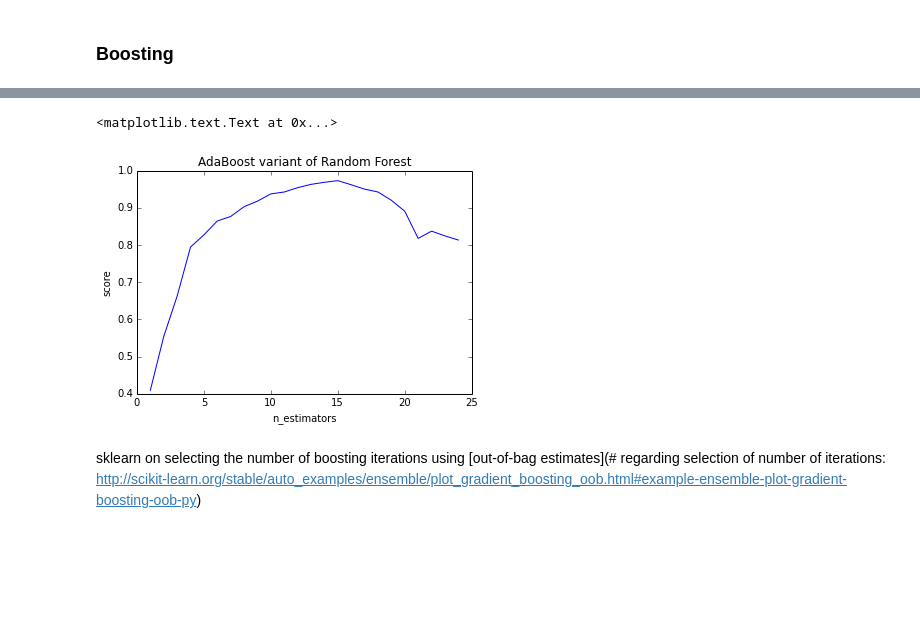
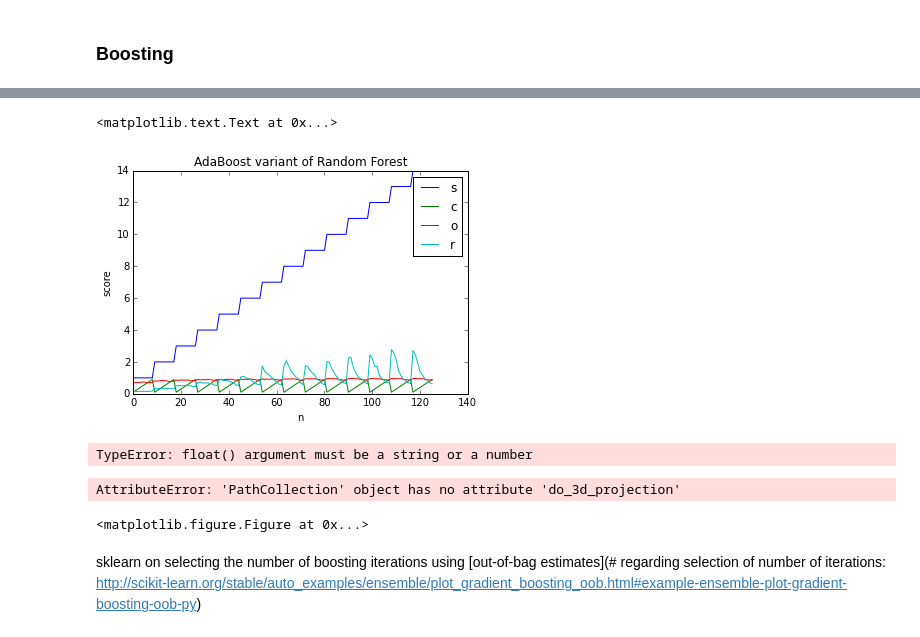
Before and after one commit to hobson/EnsembleWorkshop, a Jupyter notebook: Ensemble Learning Workshop.ipynb, the cells around one changed output, grey strips where cells are left out. Drawn from its saved outputs; the diff is of its cells as text; code cells hidden in the pictures; blank space fills up the shorter version.

```diff
--- a/Ensemble Learning Workshop.ipynb
+++ b/Ensemble Learning Workshop.ipynb
@@ -57,0 +56,14 @@ ax3.matshow(digits.images[samples_to_show[2]], cmap=cm.gray_r)
+# %%
+# what is the label of the 8th sample?
+import random
+test_portion = 0.25
+data = np.array(digits.data)
+N = len(data)
+test_set_i = np.array(sorted(random.sample(xrange(N), int(test_portion*N))))
+test_target = np.array(digits.target)[test_set_i]
+test_set = data[test_set_i]
+train_set_i = np.array([i for i in range(N) if i not in test_set_i])
+train_set = data[train_set_i]
+train_target = np.array(digits.target)[train_set_i]
+print(test_set)
+print(train_set)
@@ -185,26 +217,40 @@ plot_decision_points_on_image(ax3, features_used_as_image, locations_of_decision
 # %% [markdown]
 ### Boosting
 # %%
-""" Boosing """
+""" Boosting """
 # http://scikit-learn.org/stable/modules/ensemble.html#gradient-tree-boosting
 from sklearn.ensemble import GradientBoostingClassifier
 
+import time
+
 scores = []
-list_of_n_estimators = range(1,25)
-for n in list_of_n_estimators: # for n_estimators in [1:15]
-    for i in range(5):  # repeat this 5 times
+list_of_n_estimators = range(1,15)
+learning_rates = np.array(range(1,10)) / 10.
+
+from itertools import product
+
+for n, lr in product(list_of_n_estimators, learning_rates): # for n_estimators in [1:15]
+
+    for i in range(1):  # repeat this 5 times
         temp_scores = []
-        clf = GradientBoostingClassifier(n_estimators=n, learning_rate=0.9,
-            max_depth=2, random_state=0, max_features=3).fit(digits.data, digits.target)
-        score = clf.score(digits.data, digits.target)
+        temp_times = []
+        t0 = time.clock()
+        clf = GradientBoostingClassifier(n_estimators=n, learning_rate=lr,
+            max_depth=10, random_state=0, max_features=3).fit(train_set, train_target)
+        score = clf.score(test_set, test_target)
+        t1 = time.clock()
         temp_scores.append(score)
+        temp_times.append(t1-t0)
     avg_score = float(sum(temp_scores))/len(temp_scores)
-    scores.append(avg_score)
-    print n, avg_score
+    avg_time = float(sum(temp_times))/len(temp_times)
+    scores.append([n, lr, avg_score, avg_time])
+    print scores[-1]
 
+print scores
 
-plot(list_of_n_estimators, scores)
-xlabel("n_estimators")
+plot(scores)
+legend('scores', 'times')
+xlabel("n")
 ylabel("score")
 title("AdaBoost variant of Random Forest")
 
@@ -233,5 +279,19 @@ title("AdaBoost variant of Random Forest")
 <matplotlib.text.Text at 0x...>
-[figure, old version]
+[figure, new version]
+# %%
+from mpl_toolkits.mplot3d import Axes3D
+from matplotlib import pyplot as plt
+fig = plt.figure()
+ax3d = Axes3D(fig)
+
+x = np.array(s[0] for s in scores)
+y = np.array(s[1] for s in scores)
+z = np.array(s[2] for s in scores)
+ax3d.scatter(x, y, z, zdir=u'z', s=20, c=u'b', depthshade=True)
+# %% [output]
+TypeError: float() argument must be a string or a number
+AttributeError: 'PathCollection' object has no attribute 'do_3d_projection'
+<matplotlib.figure.Figure at 0x...>
 # %% [markdown]
 sklearn on selecting the number of boosting iterations using [out-of-bag estimates](# regarding selection of number of iterations:
 http://scikit-learn.org/stable/auto_examples/ensemble/plot_gradient_boosting_oob.html#example-ensemble-plot-gradient-boosting-oob-py)
```
Also changed, not shown: parts of 7 cells of this notebook.
